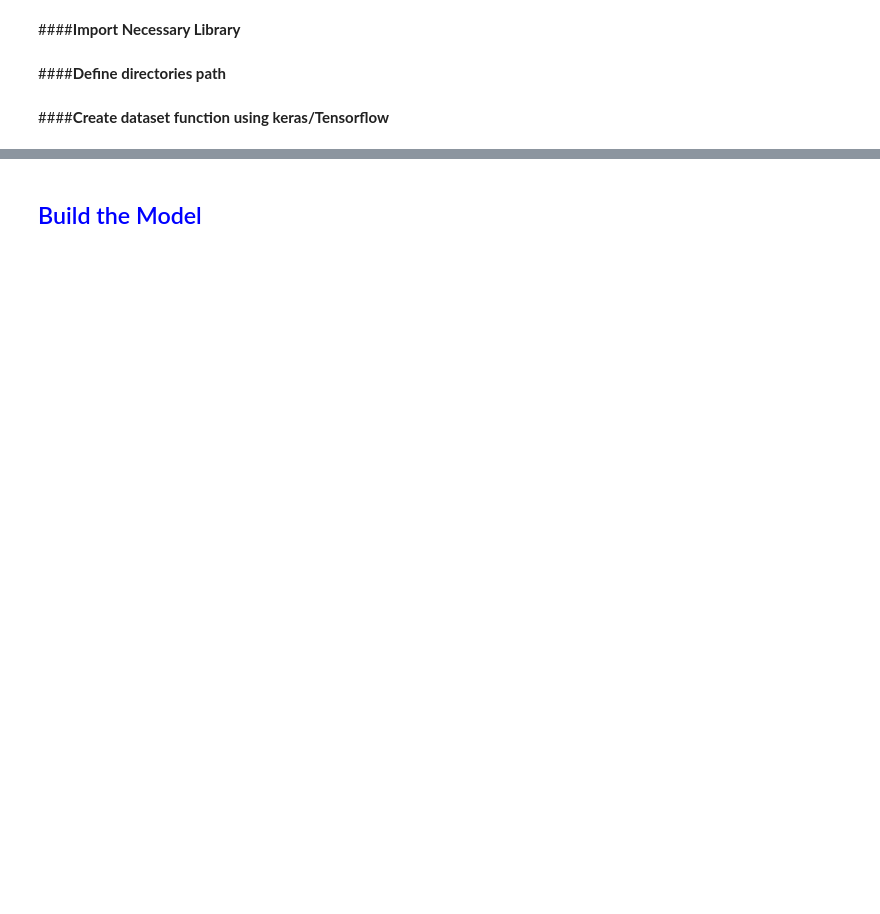
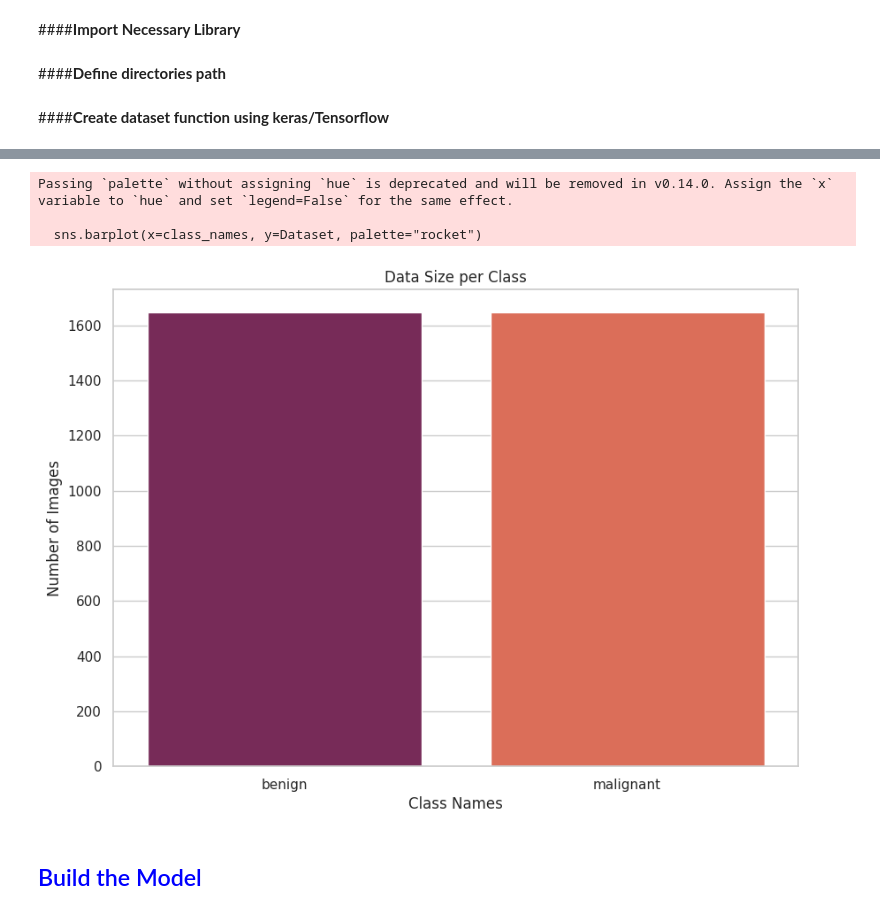
Before and after one commit to jasminjahanpuspo/CNN_Architectures_Template, a Jupyter notebook: EfficientNetB3.ipynb, the cells around one changed output, grey strips where cells are left out. Saved outputs shown, nothing was run; the diff lists cells and outputs as text; code cells hidden in the pictures; blank space fills up the shorter version.

```diff
--- a/EfficientNetB3.ipynb
+++ b/EfficientNetB3.ipynb
@@ -89,3 +102,36 @@ plt.show()
+# %%
+# Set the theme for the plot
+sns.set_theme(style="whitegrid")
+
+# Initialize the dataset size list and class names
+Dataset = []
+class_names = []#train_directory = '/path/to/your/train/dataset'  # Replace with your dataset directory
+
+# Loop through each folder (representing classes) and count the files in each folder
+for folder in os.listdir(train_directory):
+    folder_path = os.path.join(train_directory, folder)
+    if os.path.isdir(folder_path):
+        files = gb.glob(pathname=str(folder_path + "/*.*"))  # Get all files in the class folder
+        Dataset.append(len(files))  # Add the number of files to the Dataset list
+        class_names.append(folder)  # Add the class name (folder name) to the class_names list
+
+# Make figure size dynamic based on number of classes (e.g., width grows with class count)
+num_classes = len(class_names)
+width = max(10, num_classes * 1.5)  # Base width on number of classes, with a minimum of 10
+
+plt.figure(figsize=(width, 7))  # Height remains constant, width changes dynamically
+
+# Plot the bar chart
+sns.barplot(x=class_names, y=Dataset, palette="rocket")
+plt.xlabel('Class Names')
+plt.ylabel('Number of Images')
+plt.title('Data Size per Class')
+plt.show()
+# %% [output]
+Passing `palette` without assigning `hue` is deprecated and will be removed in v0.14.0. Assign the `x` variable to `hue` and set `legend=False` for the same effect.
+
+  sns.barplot(x=class_names, y=Dataset, palette="rocket")
+[figure, added]
 # %% [markdown]
 ## <font color='blue'>Build the Model</font>
 # %%
```
Also changed, not shown: parts of 91 cells of this notebook.
